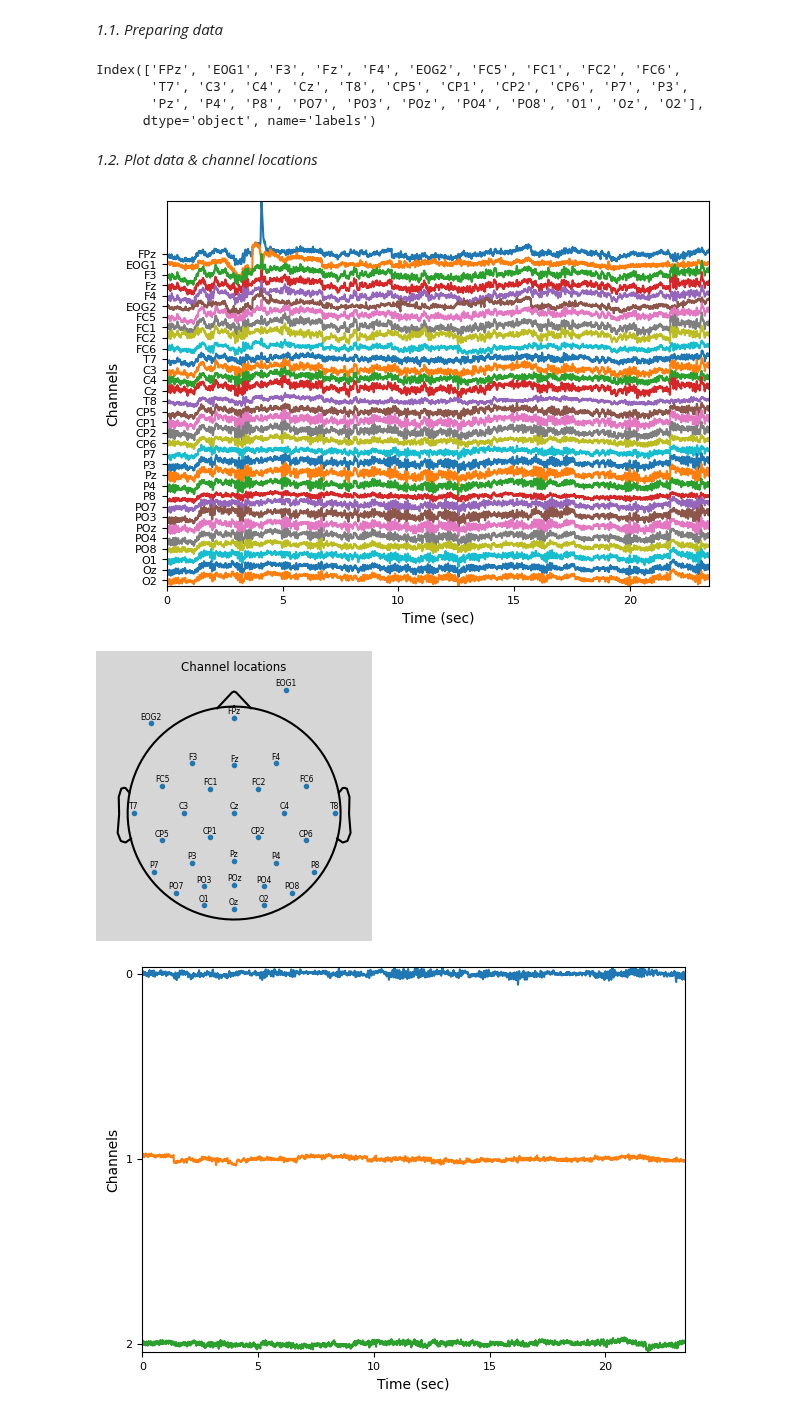
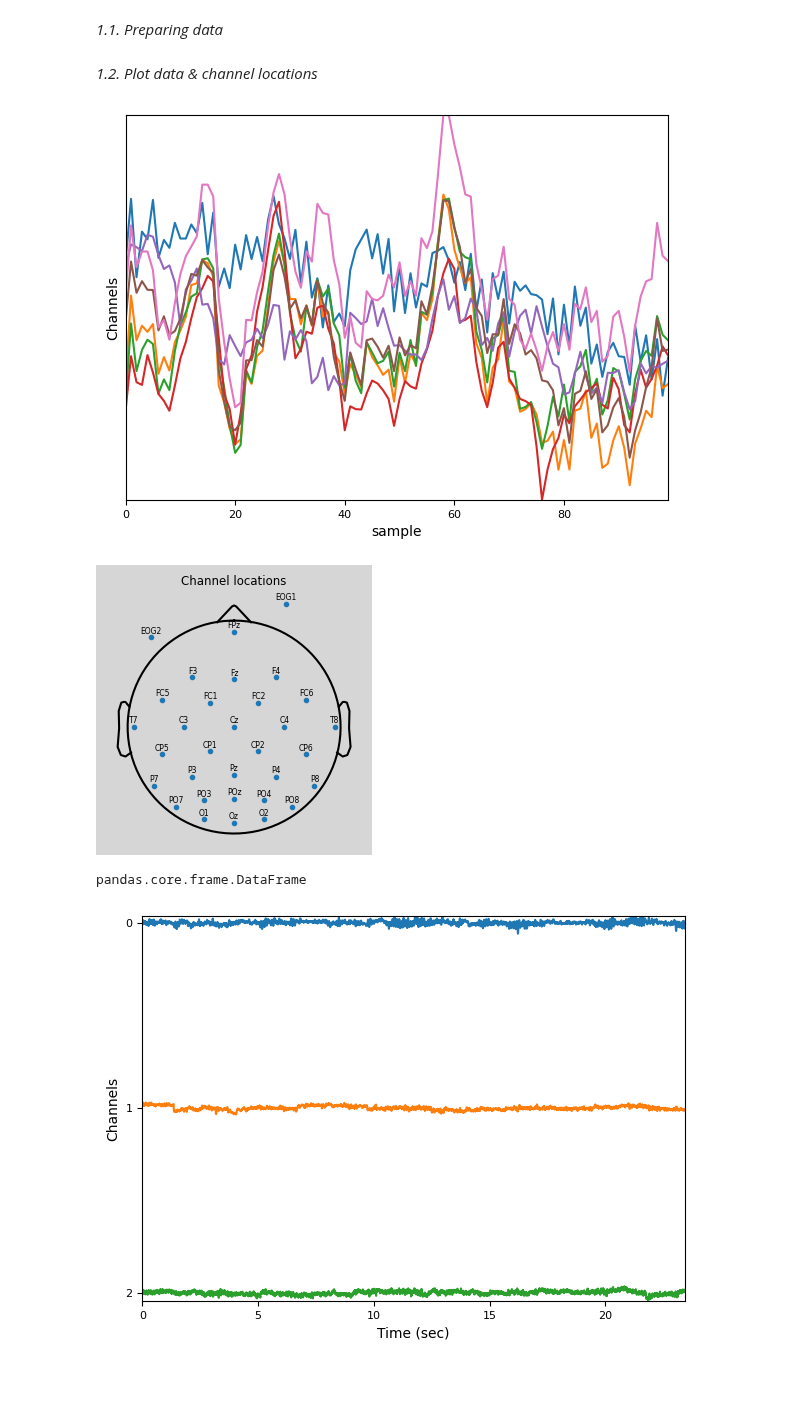
Before and after one commit to RezaSaadatyar/EEG-Lab, a Jupyter notebook: Code/App1_EEG.ipynb, the cells around one changed output. Drawn from its saved outputs; the diff is of its cells as text; code cells hidden in the pictures; blank space fills up the shorter version.

```diff
--- a/Code/App1_EEG.ipynb
+++ b/Code/App1_EEG.ipynb
@@ -41,9 +41,10 @@ def Prepare_data(data, channels=None):
     return data, data.columns
 
 # ================================================= Plot data ============================================================
-def plot_data(data,first_point=0, last_point=100,channels=None, Fs=None, normalize_data='on'):
+def plot_data(data,channels, first_point=0, last_point=100, Fs=None, normalize_data='on'):
     # ?--------------------------- Check type, dimensional data & set channels -------------------------------
-    if 'DataFrame' not in str(type(data)):
+
+    """if 'DataFrame' not in str(type(data)):
         data = pd.DataFrame(data)
 
         if channels is not None:
@@ -56,7 +57,8 @@ def plot_data(data,first_point=0, last_point=100,channels=None, Fs=None, normali
                 data = data.T
         elif data.ndim > 3:
             print("Please configure the data as two-dimensional (Sample * Channels)")
-            sys.exit()
+            sys.exit()"""
+
     # *-------------------------------------------- Set figure -----------------------------------------------
     if normalize_data == 'on':
         data = (data-np.min(data.values, axis=0))/(np.max(data.values, axis=0)-np.min(data.values, axis=0))
@@ -69,7 +71,7 @@ def plot_data(data,first_point=0, last_point=100,channels=None, Fs=None, normali
         axs.plot(time, data + 80*np.arange(data.shape[1],0,-1))
         axs.set_xlabel('Time (sec)', fontsize=10)
     else:
-        axs.plot(data + 80*np.arange(data.shape[1],0,-1))
+        axs.plot(data + 1*np.arange(data.shape[1],0,-1))
         axs.set_xlabel('sample', fontsize=10)
 
     axs.set_yticks((80*np.arange(data.shape[1],0,-1)))
@@ -145,23 +145,20 @@ Rd=df['channels']['Rd']                 # Radius for plot channels
 *1.1. Preparing data*
 # %%
 data, channels = Prepare_data(data, channels)
-# %%
-channels
-# %% [output]
-Index(['FPz', 'EOG1', 'F3', 'Fz', 'F4', 'EOG2', 'FC5', 'FC1', 'FC2', 'FC6',
-       'T7', 'C3', 'C4', 'Cz', 'T8', 'CP5', 'CP1', 'CP2', 'CP6', 'P7', 'P3',
-       'Pz', 'P4', 'P8', 'PO7', 'PO3', 'POz', 'PO4', 'PO8', 'O1', 'Oz', 'O2'],
-      dtype='object', name='labels')
 # %% [markdown]
 *1.2. Plot data & channel locations*
 # %%
 first_point = 0
 last_point = 3000
-plot_data(data,first_point, last_point, Fs)
+plot_data(data.iloc[:,1:8],channels,first_point=0, last_point=100, Fs=None, normalize_data='off')
 channel_locations(Th, Rd, channels)
 # %% [output]
-[figure, old version]
+[figure, new version]
 [figure]
+# %%
+type(data)
+# %% [output]
+pandas.core.frame.DataFrame
 # %%
 transformer = decomposition.FastICA(n_components=32, whiten='unit-variance', random_state=42)
 X_transformed = transformer.fit_transform(data)
```
Also changed, not shown: parts of 1 cell of this notebook.
